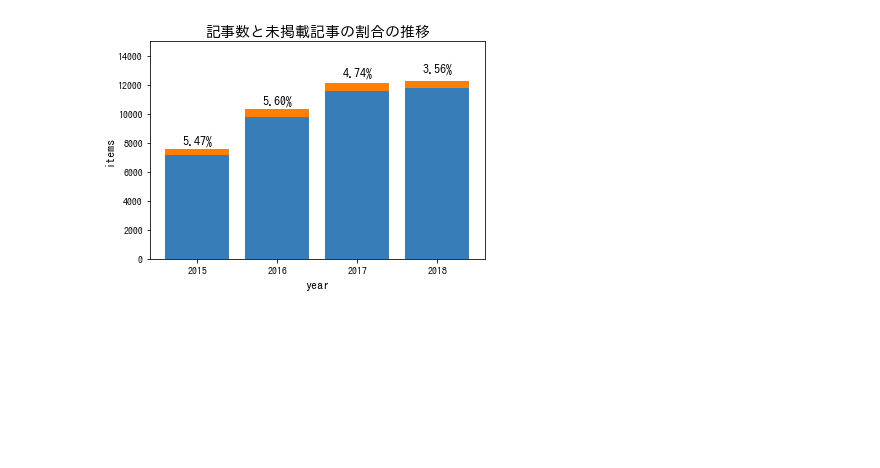
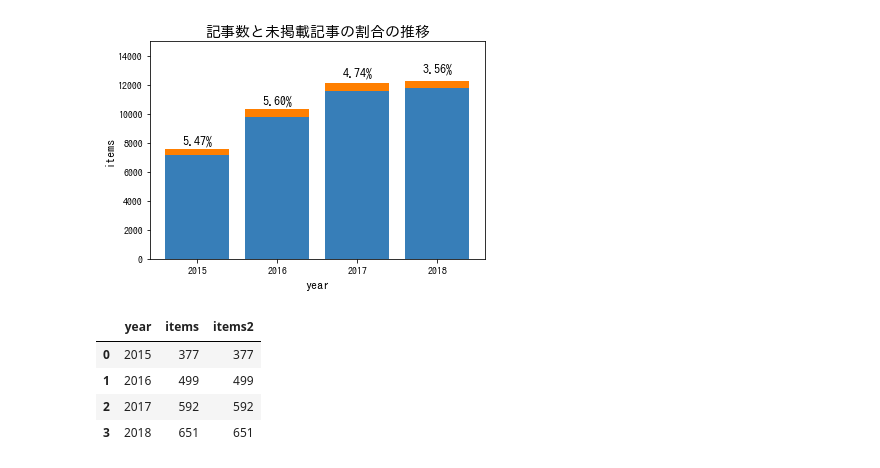
Before and after one commit to suaaa7/QiitaAdventCalendar, a Jupyter notebook: analysis.ipynb, the cells around one changed output. Saved outputs shown, nothing was run; the diff lists cells and outputs as text; code cells hidden in the pictures; blank space fills up the shorter version.

Commit message:
add query

```diff
--- a/analysis.ipynb
+++ b/analysis.ipynb
@@ -97,3 +109,27 @@ for x, y in zip(df_tmp.index, df_tmp.values):
 plt.show()
 # %% [output]
 [figure]
+# %%
+query = '''
+SELECT
+  year
+  , COUNT(url) AS items
+  , SUM(CASE WHEN url LIKE '%qiita%' THEN 1 ELSE 0 END) AS items2
+FROM
+  CALENDARS
+GROUP BY
+  year
+;
+'''
+d = cursor_execute(query)
+df = pd.DataFrame(
+    d,
+    columns=['year', 'items', 'items2']
+)
+df
+# %% [output]
+|  | year | items | items2 |
+| 0 | 2015 | 377 | 377 |
+| 1 | 2016 | 499 | 499 |
+| 2 | 2017 | 592 | 592 |
+| 3 | 2018 | 651 | 651 |
```
Also changed, not shown: parts of 2 cells of this notebook.
